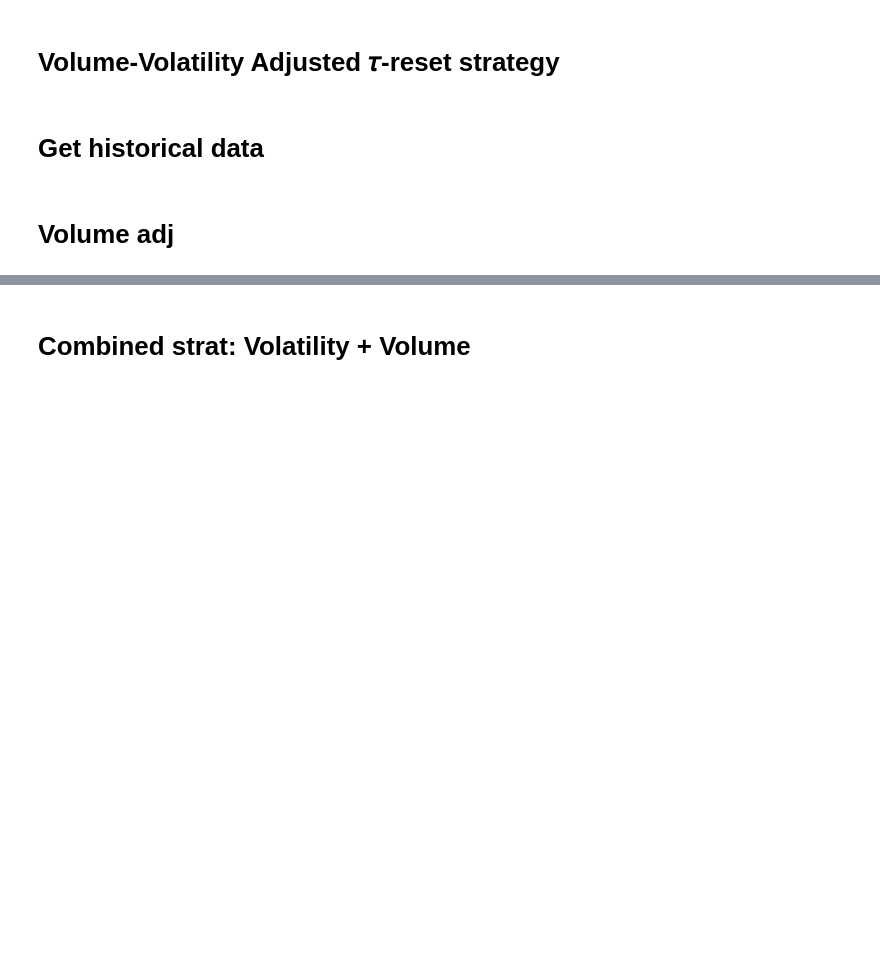
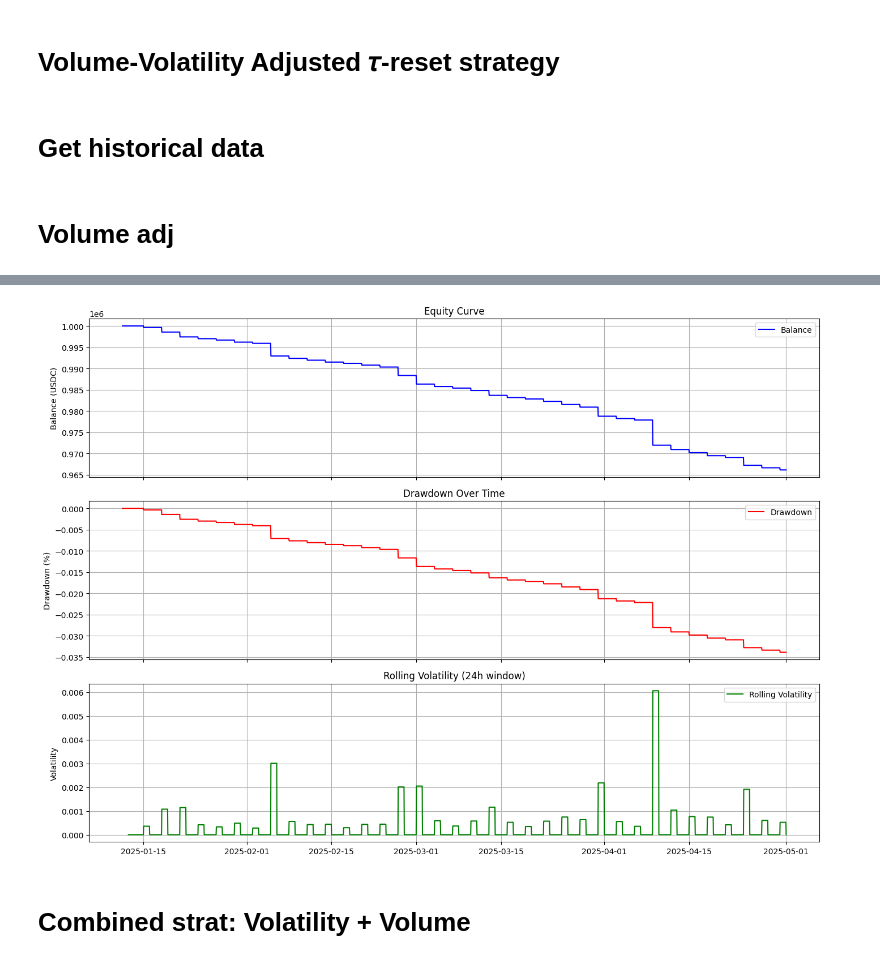
Before and after one commit to markviner/taustrat, a Jupyter notebook: notebooks/all_strats.ipynb, the cells around one changed output, grey strips where cells are left out. Drawn from its saved outputs; the diff is of its cells as text; code cells hidden in the pictures; blank space fills up the shorter version.

```diff
--- a/notebooks/all_strats.ipynb
+++ b/notebooks/all_strats.ipynb
@@ -302,0 +421,18 @@ print(result.get_default_metrics())
+# %%
+params = VolumeAdjustedParams(
+    TAU=best_params_v['TAU'],
+    BASE_DELTA=best_params_v['BASE_DELTA'],
+    K=best_params_v['K'],
+    FEE=0.003,
+    INITIAL_BALANCE=1_000_000,
+    VOLUME_WINDOW=best_params_v['VOLUME_WINDOW']
+)
+# %%
+# train_obs = observations[:int(0.7 * len(observations))]
+test_obs = observations[int(0.7 * len(observations)):]
+
+strategy_v = VolumeAdjustedTauResetStrategy(params=params, debug=True)
+result_v = strategy_v.run(test_obs)
+df_v = result_v.to_dataframe()
+print(result_v.get_default_metrics())
+df_v.to_csv("volume_adjusted_tau_result.csv")
@@ -303,2 +457,33 @@ print(result.get_default_metrics())
+# %%
+df_v['peak'] = df_v['balance'].cummax()
+df_v['drawdown'] = df_v['balance'] / df_v['peak'] - 1
+
+df_v['returns'] = df_v['balance'].pct_change()
+df_v['rolling_vol'] = df_v['returns'].rolling(window=24).std() * (24**0.5)  # 24-часовое окно
+
+fig, axs = plt.subplots(3, 1, figsize=(14, 10), sharex=True)
+
+axs[0].plot(df_v.index, df_v['balance'], label='Balance', color='blue')
+axs[0].set_title("Equity Curve")
+axs[0].set_ylabel("Balance (USDC)")
+axs[0].legend()
+axs[0].grid(True)
+
+axs[1].plot(df_v.index, df_v['drawdown'], label='Drawdown', color='red')
+axs[1].set_title("Drawdown Over Time")
+axs[1].set_ylabel("Drawdown (%)")
+axs[1].legend()
+axs[1].grid(True)
+
+axs[2].plot(df_v.index, df_v['rolling_vol'], label='Rolling Volatility', color='green')
+axs[2].set_title("Rolling Volatility (24h window)")
+axs[2].set_ylabel("Volatility")
+axs[2].legend()
+axs[2].grid(True)
+
+plt.tight_layout()
+plt.show()
+# %% [output]
+[figure, added]
 # %% [markdown]
 # Combined strat: Volatility + Volume
```
Also changed, not shown: parts of 24 cells of this notebook, 7 other files.
